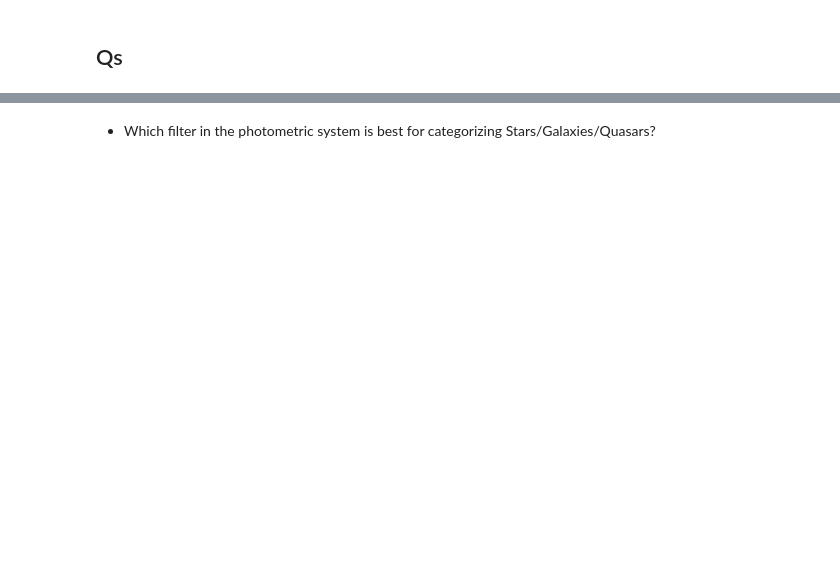
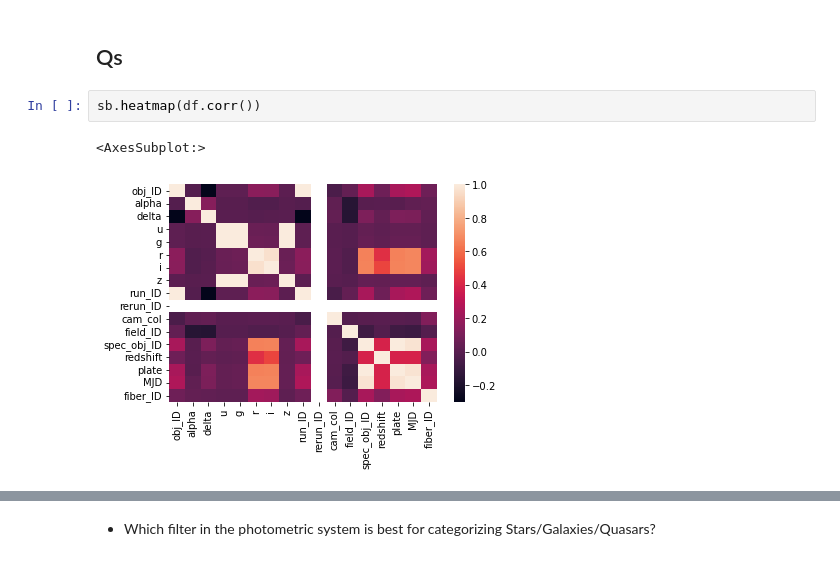
Before and after one commit to wonhee3472/Da_Vinci_Code, a Jupyter notebook: EDA/EDA_star.ipynb, the cells around one changed output, grey strips where cells are left out. Drawn from its saved outputs; the diff is of its cells as text; blank space fills up the shorter version.

```diff
--- a/EDA/EDA_star.ipynb
+++ b/EDA/EDA_star.ipynb
@@ -123,2 +157,7 @@ df.corr( )
 # %% [markdown]
 ## Qs
+# %%
+sb.heatmap(df.corr())
+# %% [output]
+<AxesSubplot:>
+[figure, added]
```
Also changed, not shown: parts of 5 cells of this notebook, 1 other file.
